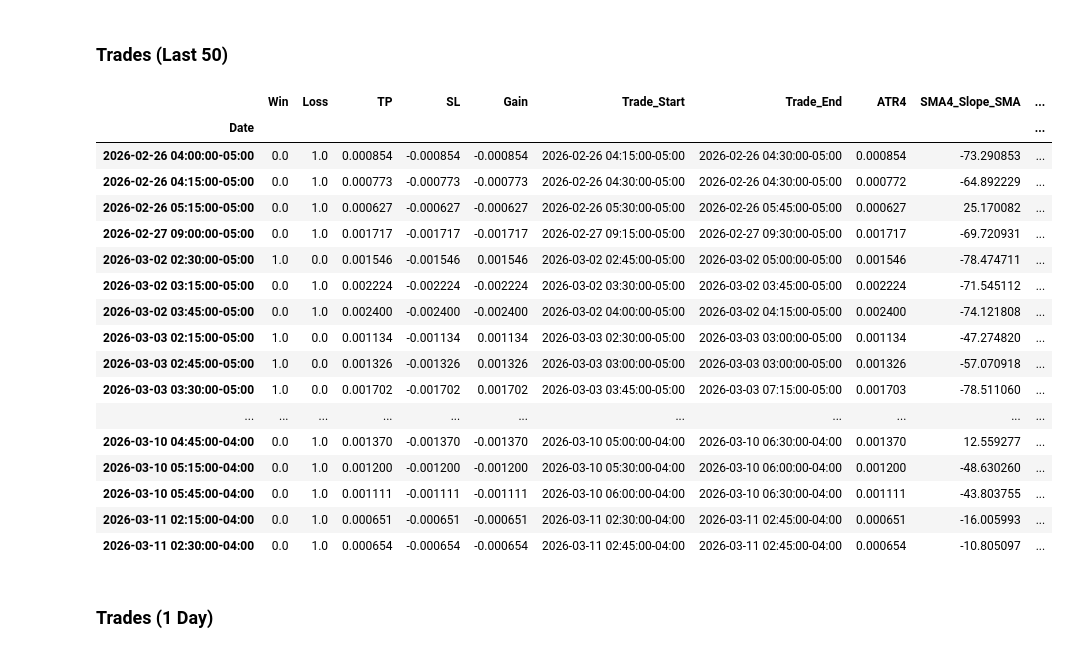
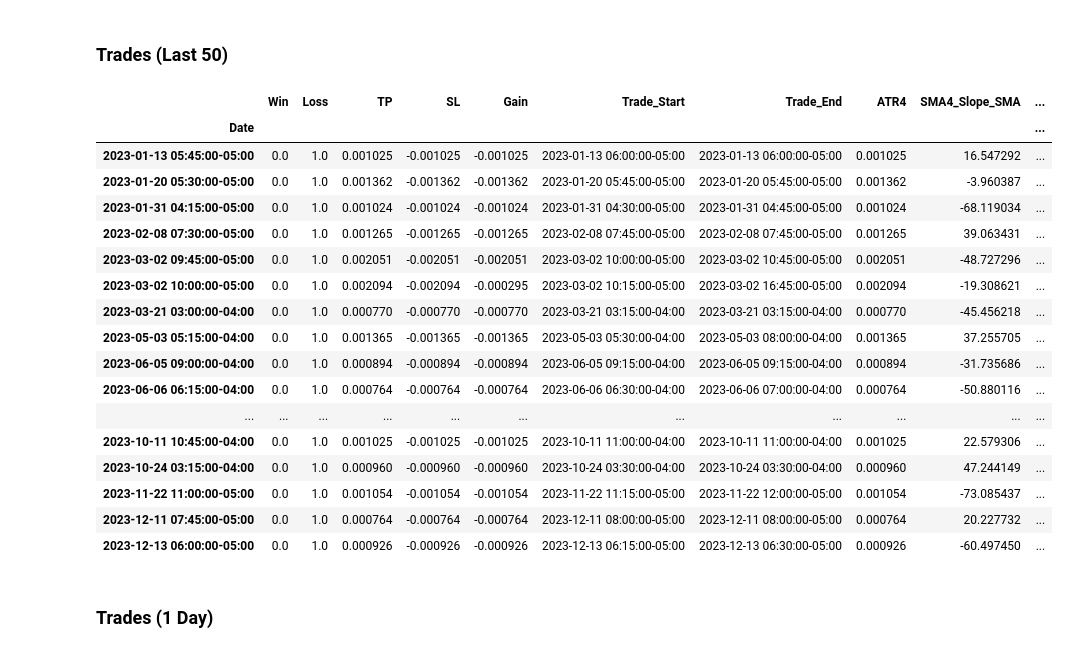
Before and after one commit to root-at-iyn/FXTradingResearch, a Jupyter notebook: research/bb_reversal_v1.ipynb, the cells around one changed output. Saved outputs shown, nothing was run; the diff lists cells and outputs as text; code cells hidden in the pictures.

```diff
--- a/research/bb_reversal_v1.ipynb
+++ b/research/bb_reversal_v1.ipynb
@@ -526,7 +526,7 @@ def get_range_signal_gains(df: DataFrame, long: str, short: str, sl_pct_r, tp_pc
             long, sl_pct_r, tp_pct_r, long_df["BB_Upper_16_2"], long_df["ATR4"], long_df["SMA4_Slope"]],
         result_type='expand',
         range_type="ATR4",
-        momentum_trade_mgmt = False
+        momentum_trade_mgmt = True
     )
     # short
     short_df[gains_cols] = short_df.apply(
@@ -536,7 +536,7 @@ def get_range_signal_gains(df: DataFrame, long: str, short: str, sl_pct_r, tp_pc
             short, sl_pct_r, tp_pct_r, short_df["BB_Lower_16_2"], short_df["ATR4"], short_df["SMA4_Slope"]],
         result_type='expand',
         range_type="ATR4",
-        momentum_trade_mgmt = False
+        momentum_trade_mgmt = True
     )
     return pd.concat([long_df, short_df])
 # %% [markdown]
@@ -898,8 +898,8 @@ gbp_df_list = [get_fe_price_data(filename=x) for x in gbp_data]
 # latest_df_list = [get_fe_price_data(filename=x) for x in latest]
 # gbp_aud_df_list = [get_fe_price_data(filename=x) for x in gbp_aud_data]
 
-long_signal = "Bull_XM_V2"
-short_signal = "Bear_XM_V2"
+long_signal = "Bull_IB"
+short_signal = "Bear_IB"
 
 stats, gains = range_based_multi_year_stats(gbp_df_list, long_signal, short_signal, 1, 1, get_range_signal_gains)
 # %% [markdown]
@@ -944,28 +928,28 @@ Bear_XM	GBPUSD	2025-03-12 02:00:00-04:00	2026-03-11 11:00:00-04:00	538	487	1025
 # %% [markdown]
 ### Trades (Last 50)
 # %%
-g[[*gains_cols, "ATR4", "SMA4_Slope_SMA", "SMA16_Slope_SMA", "SMA32_Slope_SMA","Bull_XM_V2","Bear_XM_V2"]].query(
-    "Win > 0 or Loss > 0"
-).between_time("02:00","11:00").tail(30)
+g.loc["2023"][[*gains_cols, "ATR4", "SMA4_Slope_SMA", "SMA16_Slope_SMA", "SMA32_Slope_SMA","SMA16_Slope"]].query(
+    "Loss > 0"
+).between_time("02:00","11:00").tail(50)
 # %% [output]
 |  | Win | Loss | TP | SL | Gain | Trade_Start | Trade_End | ATR4 | SMA4_Slope_SMA | ... |
 | Date |  |  |  |  |  |  |  |  |  | ... |
-| 2026-02-26 04:00:00-05:00 | 0.0 | 1.0 | 0.000854 | -0.000854 | -0.000854 | 2026-02-26 04:15:00-05:00 | 2026-02-26 04:30:00-05:00 | 0.000854 | -73.290853 | ... |
-| 2026-02-26 04:15:00-05:00 | 0.0 | 1.0 | 0.000773 | -0.000773 | -0.000773 | 2026-02-26 04:30:00-05:00 | 2026-02-26 04:30:00-05:00 | 0.000772 | -64.892229 | ... |
-| 2026-02-26 05:15:00-05:00 | 0.0 | 1.0 | 0.000627 | -0.000627 | -0.000627 | 2026-02-26 05:30:00-05:00 | 2026-02-26 05:45:00-05:00 | 0.000627 | 25.170082 | ... |
-| 2026-02-27 09:00:00-05:00 | 0.0 | 1.0 | 0.001717 | -0.001717 | -0.001717 | 2026-02-27 09:15:00-05:00 | 2026-02-27 09:30:00-05:00 | 0.001717 | -69.720931 | ... |
-| 2026-03-02 02:30:00-05:00 | 1.0 | 0.0 | 0.001546 | -0.001546 | 0.001546 | 2026-03-02 02:45:00-05:00 | 2026-03-02 05:00:00-05:00 | 0.001546 | -78.474711 | ... |
-| 2026-03-02 03:15:00-05:00 | 0.0 | 1.0 | 0.002224 | -0.002224 | -0.002224 | 2026-03-02 03:30:00-05:00 | 2026-03-02 03:45:00-05:00 | 0.002224 | -71.545112 | ... |
-| 2026-03-02 03:45:00-05:00 | 0.0 | 1.0 | 0.002400 | -0.002400 | -0.002400 | 2026-03-02 04:00:00-05:00 | 2026-03-02 04:15:00-05:00 | 0.002400 | -74.121808 | ... |
-| 2026-03-03 02:15:00-05:00 | 1.0 | 0.0 | 0.001134 | -0.001134 | 0.001134 | 2026-03-03 02:30:00-05:00 | 2026-03-03 03:00:00-05:00 | 0.001134 | -47.274820 | ... |
-| 2026-03-03 02:45:00-05:00 | 1.0 | 0.0 | 0.001326 | -0.001326 | 0.001326 | 2026-03-03 03:00:00-05:00 | 2026-03-03 03:00:00-05:00 | 0.001326 | -57.070918 | ... |
-| 2026-03-03 03:30:00-05:00 | 1.0 | 0.0 | 0.001702 | -0.001702 | 0.001702 | 2026-03-03 03:45:00-05:00 | 2026-03-03 07:15:00-05:00 | 0.001703 | -78.511060 | ... |
+| 2023-01-13 05:45:00-05:00 | 0.0 | 1.0 | 0.001025 | -0.001025 | -0.001025 | 2023-01-13 06:00:00-05:00 | 2023-01-13 06:00:00-05:00 | 0.001025 | 16.547292 | ... |
+| 2023-01-20 05:30:00-05:00 | 0.0 | 1.0 | 0.001362 | -0.001362 | -0.001362 | 2023-01-20 05:45:00-05:00 | 2023-01-20 05:45:00-05:00 | 0.001362 | -3.960387 | ... |
+| 2023-01-31 04:15:00-05:00 | 0.0 | 1.0 | 0.001024 | -0.001024 | -0.001024 | 2023-01-31 04:30:00-05:00 | 2023-01-31 04:45:00-05:00 | 0.001024 | -68.119034 | ... |
+| 2023-02-08 07:30:00-05:00 | 0.0 | 1.0 | 0.001265 | -0.001265 | -0.001265 | 2023-02-08 07:45:00-05:00 | 2023-02-08 07:45:00-05:00 | 0.001265 | 39.063431 | ... |
+| 2023-03-02 09:45:00-05:00 | 0.0 | 1.0 | 0.002051 | -0.002051 | -0.002051 | 2023-03-02 10:00:00-05:00 | 2023-03-02 10:45:00-05:00 | 0.002051 | -48.727296 | ... |
+| 2023-03-02 10:00:00-05:00 | 0.0 | 1.0 | 0.002094 | -0.002094 | -0.000295 | 2023-03-02 10:15:00-05:00 | 2023-03-02 16:45:00-05:00 | 0.002094 | -19.308621 | ... |
+| 2023-03-21 03:00:00-04:00 | 0.0 | 1.0 | 0.000770 | -0.000770 | -0.000770 | 2023-03-21 03:15:00-04:00 | 2023-03-21 03:15:00-04:00 | 0.000770 | -45.456218 | ... |
+| 2023-05-03 05:15:00-04:00 | 0.0 | 1.0 | 0.001365 | -0.001365 | -0.001365 | 2023-05-03 05:30:00-04:00 | 2023-05-03 08:00:00-04:00 | 0.001365 | 37.255705 | ... |
+| 2023-06-05 09:00:00-04:00 | 0.0 | 1.0 | 0.000894 | -0.000894 | -0.000894 | 2023-06-05 09:15:00-04:00 | 2023-06-05 09:15:00-04:00 | 0.000894 | -31.735686 | ... |
+| 2023-06-06 06:15:00-04:00 | 0.0 | 1.0 | 0.000764 | -0.000764 | -0.000764 | 2023-06-06 06:30:00-04:00 | 2023-06-06 07:00:00-04:00 | 0.000764 | -50.880116 | ... |
 | ... | ... | ... | ... | ... | ... | ... | ... | ... | ... | ... |
-| 2026-03-10 04:45:00-04:00 | 0.0 | 1.0 | 0.001370 | -0.001370 | -0.001370 | 2026-03-10 05:00:00-04:00 | 2026-03-10 06:30:00-04:00 | 0.001370 | 12.559277 | ... |
-| 2026-03-10 05:15:00-04:00 | 0.0 | 1.0 | 0.001200 | -0.001200 | -0.001200 | 2026-03-10 05:30:00-04:00 | 2026-03-10 06:00:00-04:00 | 0.001200 | -48.630260 | ... |
-| 2026-03-10 05:45:00-04:00 | 0.0 | 1.0 | 0.001111 | -0.001111 | -0.001111 | 2026-03-10 06:00:00-04:00 | 2026-03-10 06:30:00-04:00 | 0.001111 | -43.803755 | ... |
-| 2026-03-11 02:15:00-04:00 | 0.0 | 1.0 | 0.000651 | -0.000651 | -0.000651 | 2026-03-11 02:30:00-04:00 | 2026-03-11 02:45:00-04:00 | 0.000651 | -16.005993 | ... |
-| 2026-03-11 02:30:00-04:00 | 0.0 | 1.0 | 0.000654 | -0.000654 | -0.000654 | 2026-03-11 02:45:00-04:00 | 2026-03-11 02:45:00-04:00 | 0.000654 | -10.805097 | ... |
+| 2023-10-11 10:45:00-04:00 | 0.0 | 1.0 | 0.001025 | -0.001025 | -0.001025 | 2023-10-11 11:00:00-04:00 | 2023-10-11 11:00:00-04:00 | 0.001025 | 22.579306 | ... |
+| 2023-10-24 03:15:00-04:00 | 0.0 | 1.0 | 0.000960 | -0.000960 | -0.000960 | 2023-10-24 03:30:00-04:00 | 2023-10-24 03:30:00-04:00 | 0.000960 | 47.244149 | ... |
+| 2023-11-22 11:00:00-05:00 | 0.0 | 1.0 | 0.001054 | -0.001054 | -0.001054 | 2023-11-22 11:15:00-05:00 | 2023-11-22 12:00:00-05:00 | 0.001054 | -73.085437 | ... |
+| 2023-12-11 07:45:00-05:00 | 0.0 | 1.0 | 0.000764 | -0.000764 | -0.000764 | 2023-12-11 08:00:00-05:00 | 2023-12-11 08:00:00-05:00 | 0.000764 | 20.227732 | ... |
+| 2023-12-13 06:00:00-05:00 | 0.0 | 1.0 | 0.000926 | -0.000926 | -0.000926 | 2023-12-13 06:15:00-05:00 | 2023-12-13 06:30:00-05:00 | 0.000926 | -60.497450 | ... |
 # %% [markdown]
 ### Trades (1 Day)
 # %%
```
Also changed, not shown: parts of 4 cells of this notebook, 10 other files.
